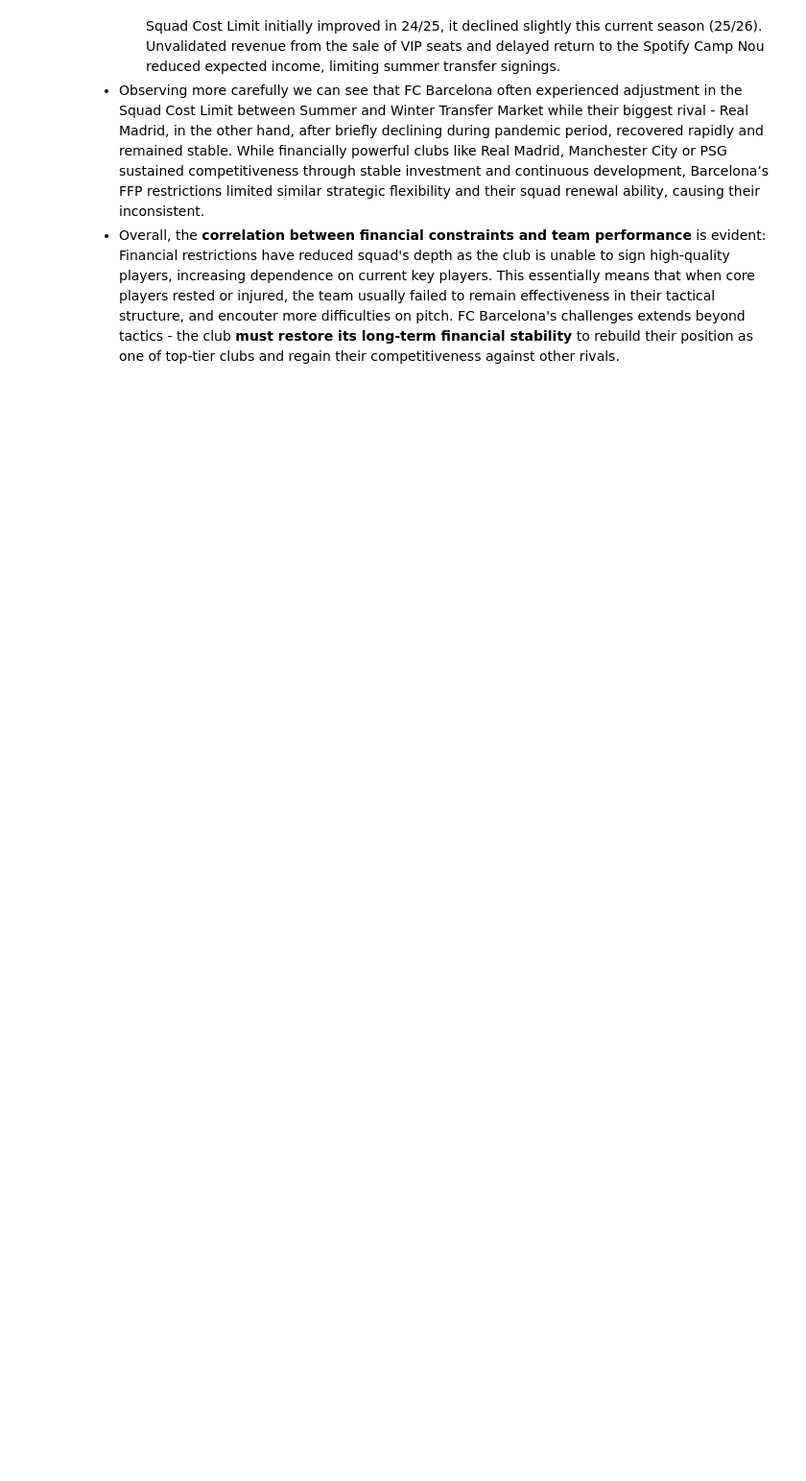
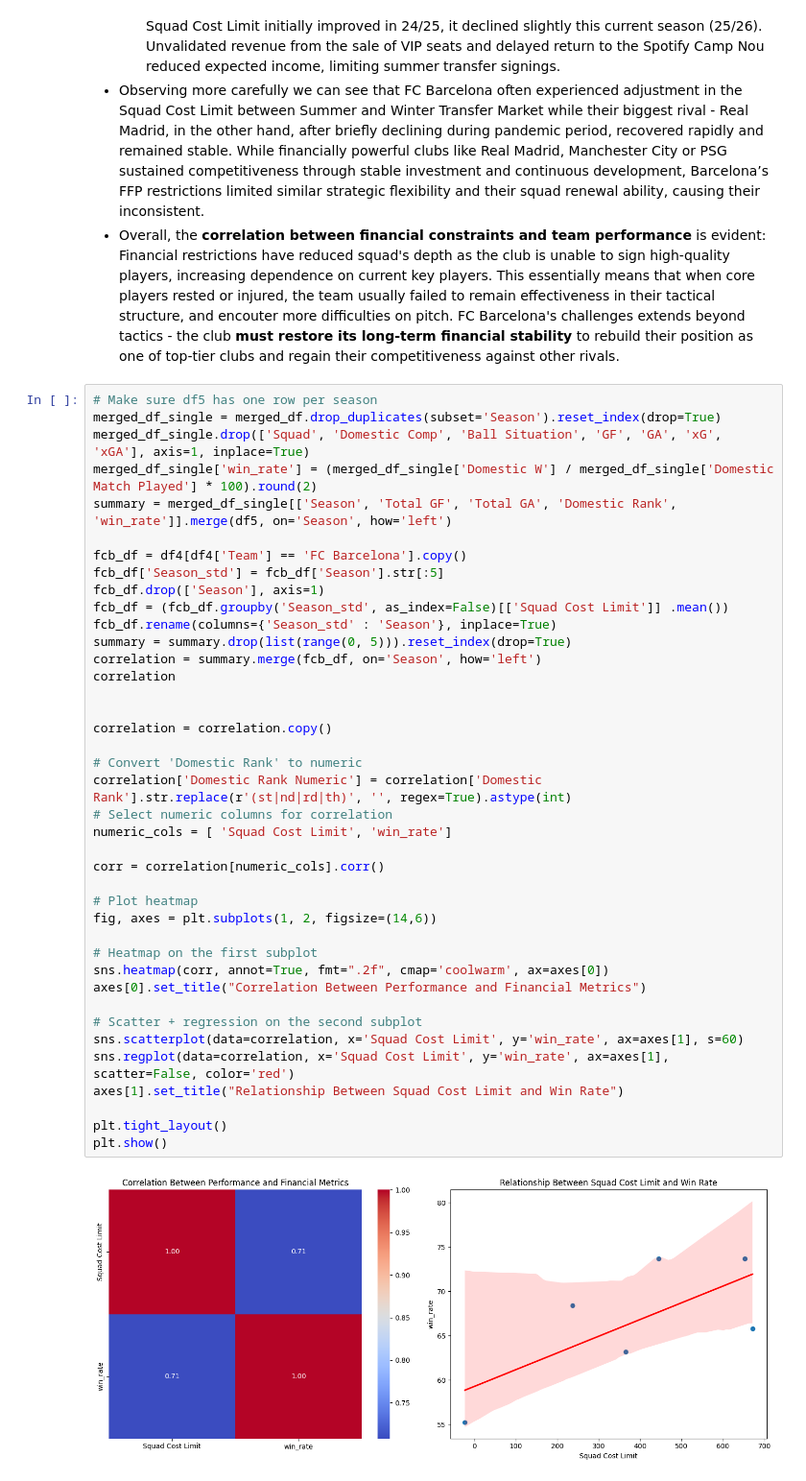
Before and after one commit to linhtran1003/fc-barcelona-performance-analysis, a Jupyter notebook: FCB_performance_analysis.ipynb, the cells around one changed output. Shown: that part at 96% size. Cells and saved outputs as stored; diff of their text form; blank space fills up the shorter version.

```diff
--- a/FCB_performance_analysis.ipynb
+++ b/FCB_performance_analysis.ipynb
@@ -204,3 +214,45 @@ plt.tight_layout()
   - However, financing the club's future can only exchange for short-term liquidity. Although the Squad Cost Limit initially improved in 24/25, it declined slightly this current season (25/26). Unvalidated revenue from the sale of VIP seats and delayed return to the Spotify Camp Nou reduced expected income, limiting summer transfer signings.
 - Observing more carefully we can see that FC Barcelona often experienced adjustment in the Squad Cost Limit between Summer and Winter Transfer Market while their biggest rival - Real Madrid, in the other hand, after briefly declining during pandemic period, recovered rapidly and remained stable. While financially powerful clubs like Real Madrid, Manchester City or PSG sustained competitiveness through stable investment and continuous development, Barcelona’s FFP restrictions limited similar strategic flexibility and their squad renewal ability, causing their inconsistent.
 - Overall, the **correlation between financial constraints and team performance** is evident: Financial restrictions have reduced squad's depth as the club is unable to sign high-quality players, increasing dependence on current key players. This essentially means that when core players rested or injured, the team usually failed to remain effectiveness in their tactical structure, and encouter more difficulties on pitch. FC Barcelona's challenges extends beyond tactics - the club **must restore its long-term financial stability** to rebuild their position as one of top-tier clubs and regain their competitiveness against other rivals.
+# %%
+# Make sure df5 has one row per season
+merged_df_single = merged_df.drop_duplicates(subset='Season').reset_index(drop=True)
+merged_df_single.drop(['Squad', 'Domestic Comp', 'Ball Situation', 'GF', 'GA', 'xG', 'xGA'], axis=1, inplace=True)
+merged_df_single['win_rate'] = (merged_df_single['Domestic W'] / merged_df_single['Domestic Match Played'] * 100).round(2)
+summary = merged_df_single[['Season', 'Total GF', 'Total GA', 'Domestic Rank', 'win_rate']].merge(df5, on='Season', how='left')
+
+fcb_df = df4[df4['Team'] == 'FC Barcelona'].copy()
+fcb_df['Season_std'] = fcb_df['Season'].str[:5]
+fcb_df.drop(['Season'], axis=1)
+fcb_df = (fcb_df.groupby('Season_std', as_index=False)[['Squad Cost Limit']] .mean())
+fcb_df.rename(columns={'Season_std' : 'Season'}, inplace=True)
+summary = summary.drop(list(range(0, 5))).reset_index(drop=True)
+correlation = summary.merge(fcb_df, on='Season', how='left')
+correlation
+
+
+correlation = correlation.copy()
+
+# Convert 'Domestic Rank' to numeric
+correlation['Domestic Rank Numeric'] = correlation['Domestic Rank'].str.replace(r'(st|nd|rd|th)', '', regex=True).astype(int)
+# Select numeric columns for correlation
+numeric_cols = [ 'Squad Cost Limit', 'win_rate']
+
+corr = correlation[numeric_cols].corr()
+
+# Plot heatmap
+fig, axes = plt.subplots(1, 2, figsize=(14,6))
+
+# Heatmap on the first subplot
+sns.heatmap(corr, annot=True, fmt=".2f", cmap='coolwarm', ax=axes[0])
+axes[0].set_title("Correlation Between Performance and Financial Metrics")
+
+# Scatter + regression on the second subplot
+sns.scatterplot(data=correlation, x='Squad Cost Limit', y='win_rate', ax=axes[1], s=60)
+sns.regplot(data=correlation, x='Squad Cost Limit', y='win_rate', ax=axes[1], scatter=False, color='red')
+axes[1].set_title("Relationship Between Squad Cost Limit and Win Rate")
+
+plt.tight_layout()
+plt.show()
+# %% [output]
+[figure, added]
```
Also changed, not shown: parts of 5 cells of this notebook.
